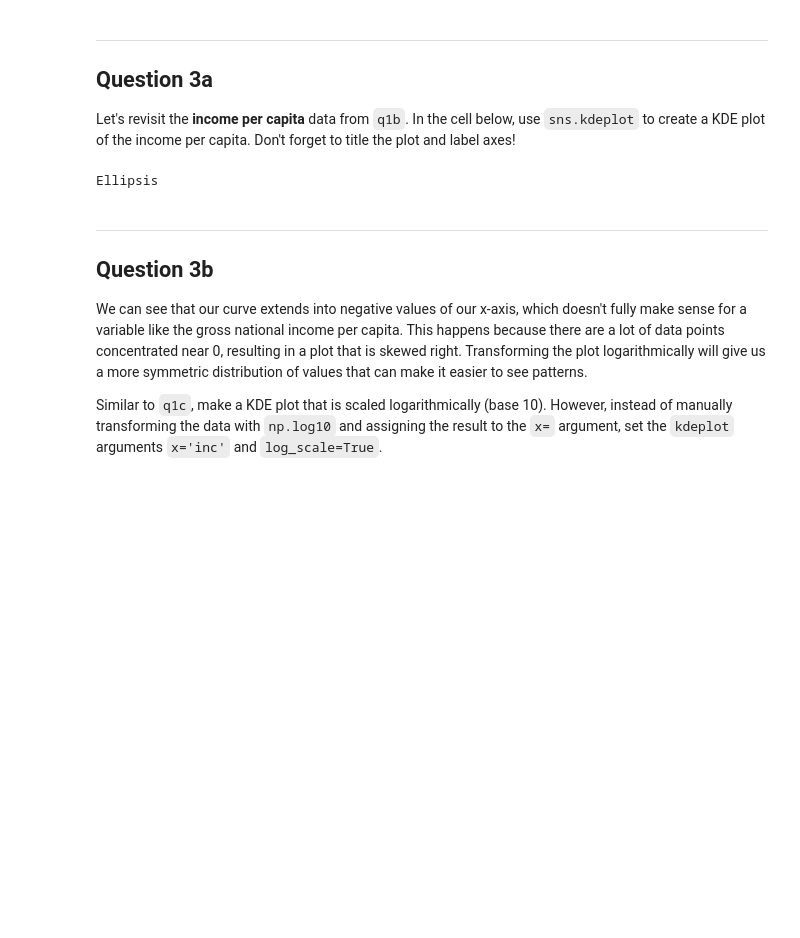
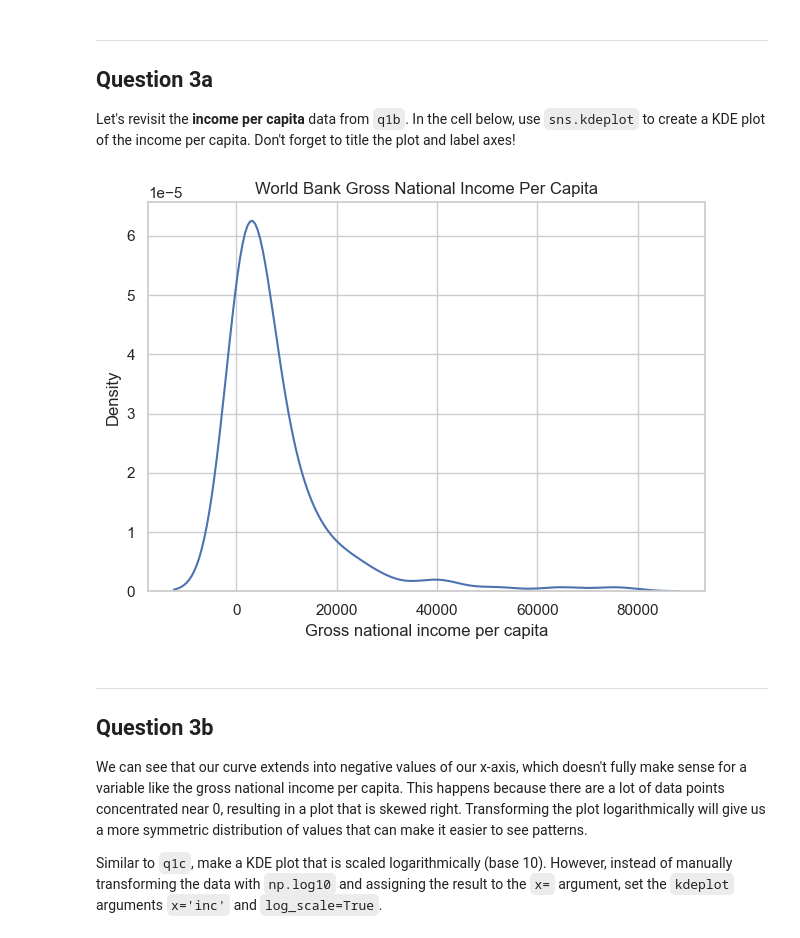
Before and after one commit to RamesTheGeneric/CSCIU459-GROUP-PROJECTS, a Jupyter notebook: A3/A3.ipynb, the cells around one changed output. Cells and saved outputs as stored; diff of their text form; code cells hidden in the pictures; blank space fills up the shorter version.

```diff
--- a/A3/A3.ipynb
+++ b/A3/A3.ipynb
@@ -644,10 +644,14 @@ Now that you've explored how KDE is calculated and how it compares to other plot
 ---
 ## Question 3a
 Let's revisit the **income per capita** data from `q1b`. In the cell below, use `sns.kdeplot` to create a KDE plot of the income per capita. Don't forget to title the plot and label axes!
-# %%
-...
-# %% [output]
-Ellipsis
+# %%
+sns.kdeplot(data=df, x='inc')
+plt.title('World Bank Gross National Income Per Capita')
+plt.xlabel('Gross national income per capita')
+plt.ylabel('Density')
+plt.show()
+# %% [output]
+[figure, added]
 # %% [markdown]
 ---
 
```
Also changed, not shown: parts of 4 cells of this notebook, 1 other file.
